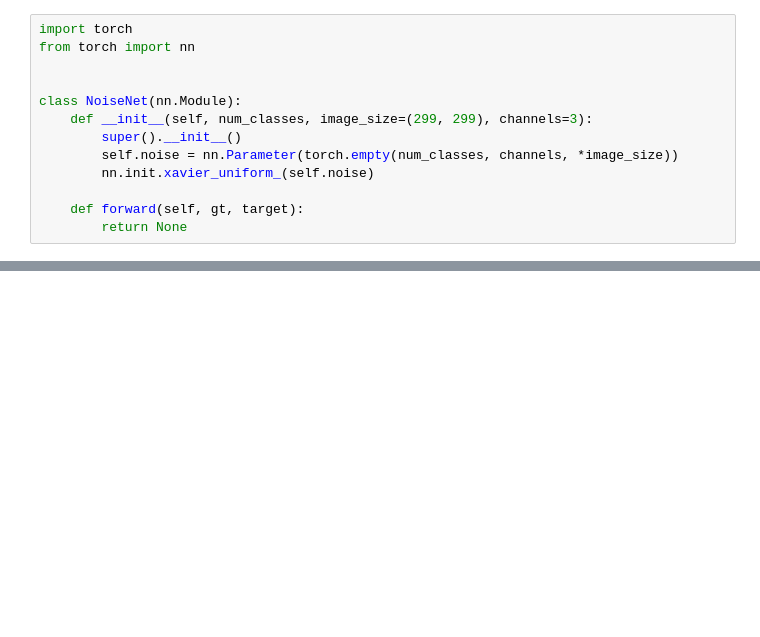
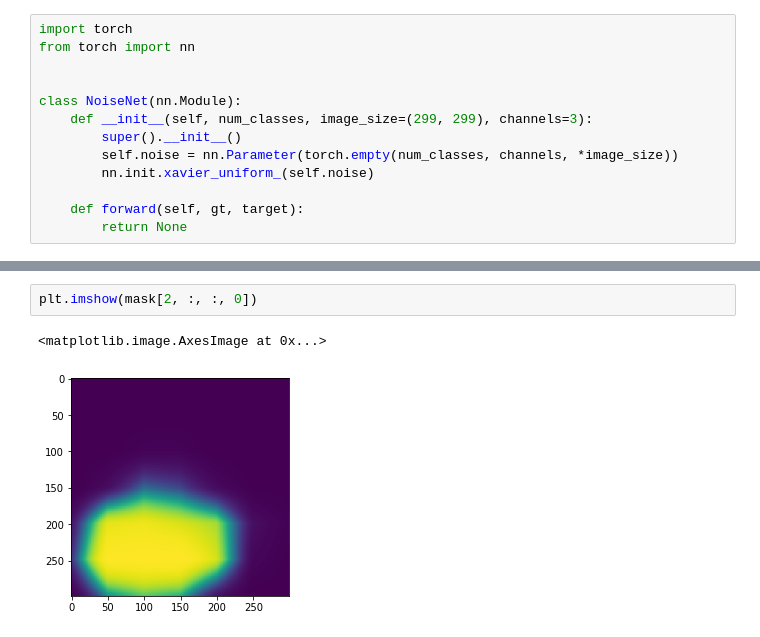
Before and after one commit to ML-Song/Attack, a Jupyter notebook: play_ground.ipynb, the cells around one changed output, grey strips where cells are left out. Cells and saved outputs as stored; diff of their text form; blank space fills up the shorter version.

```diff
--- a/play_ground.ipynb
+++ b/play_ground.ipynb
@@ -94,3 +94,8 @@ plt.imshow(img_np[2].astype(np.uint8))
+# %%
+plt.imshow(mask[2, :, :, 0])
+# %% [output]
+<matplotlib.image.AxesImage at 0x...>
+[figure, added]
 # %%
 np.sqrt(np.square(img_masked - img_np).mean())
 # %% [output]
```
Also changed, not shown: parts of 11 cells of this notebook, 7 other files.
